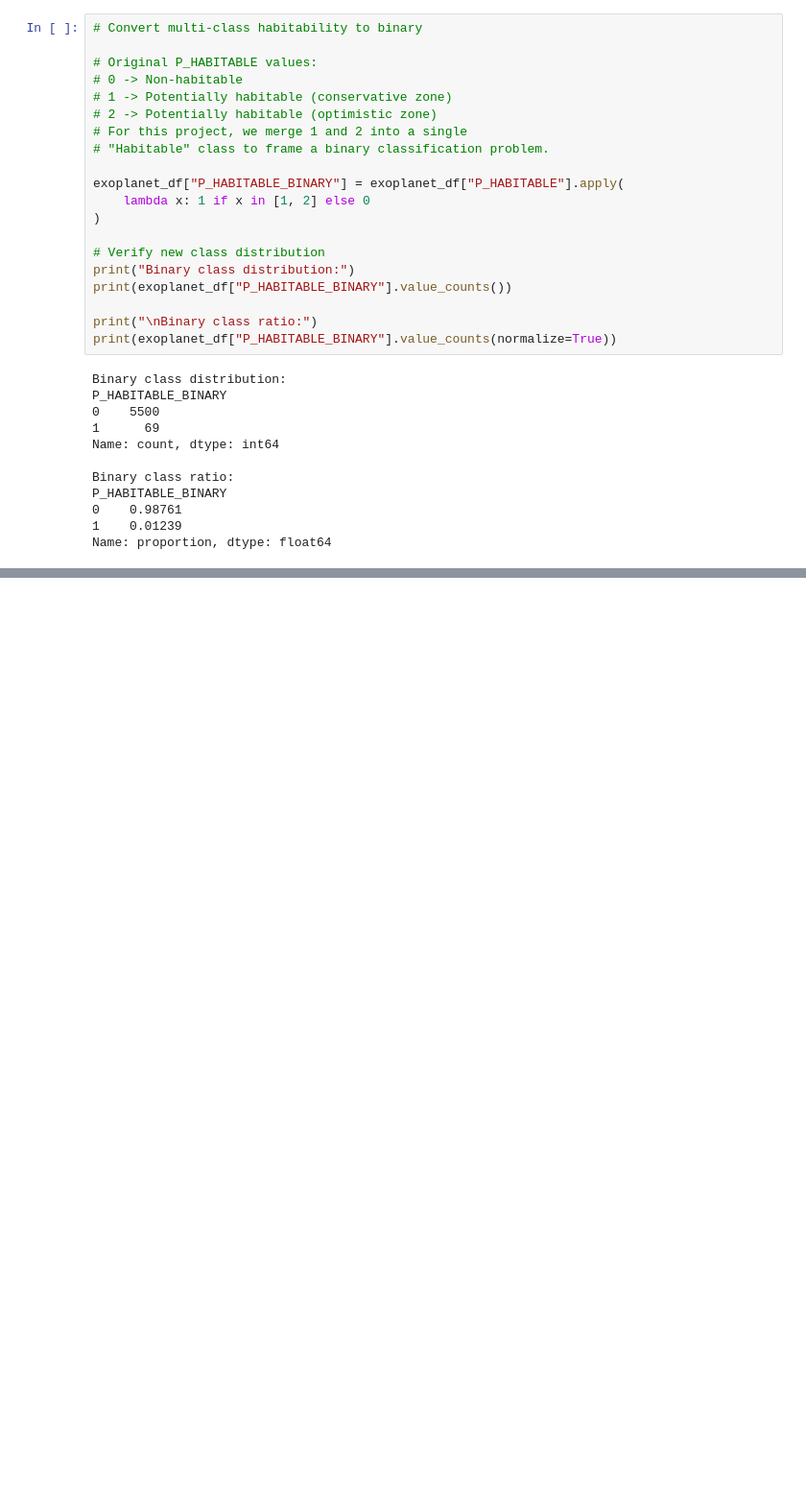
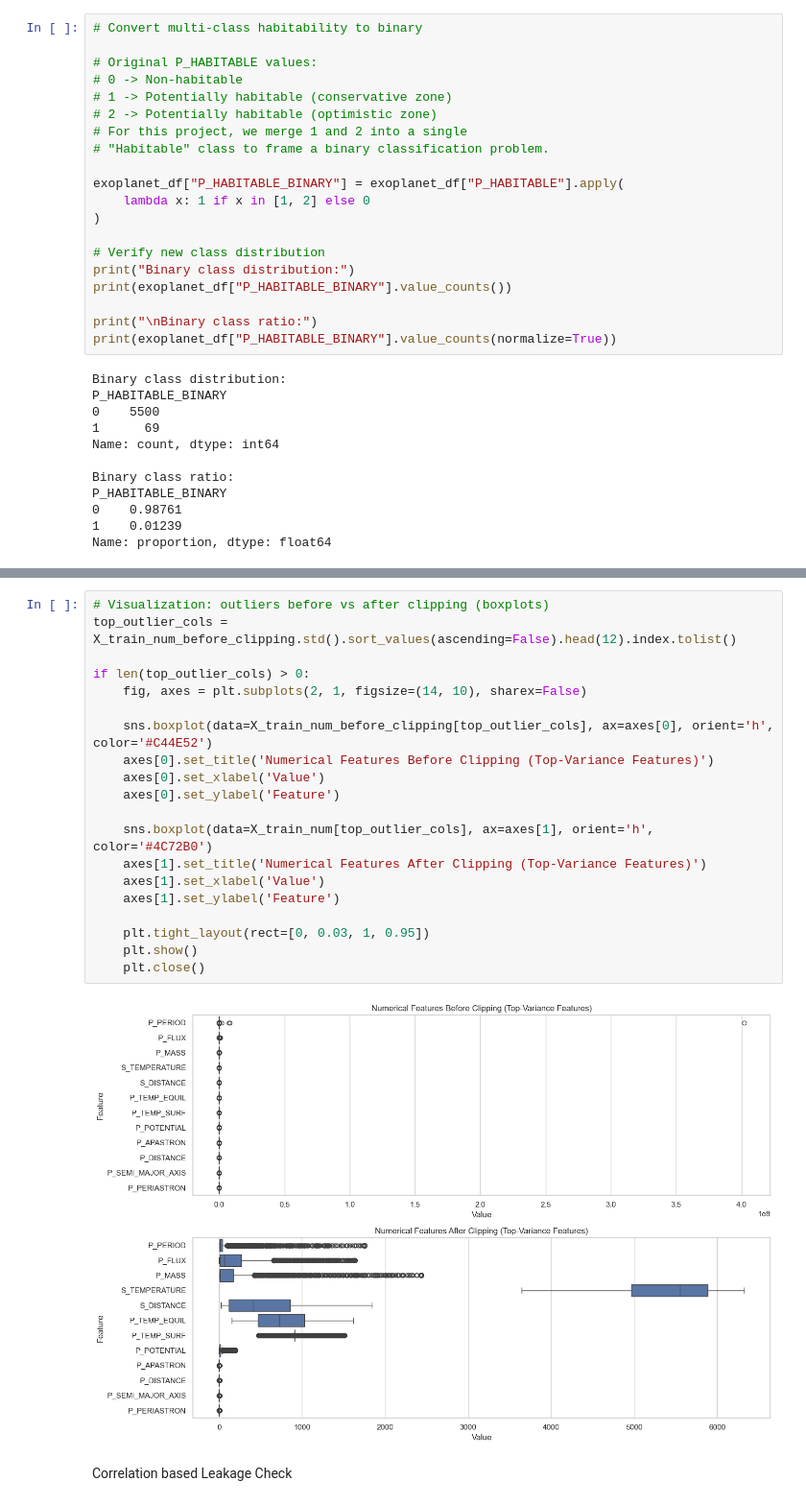
Before and after one commit to varshini-nandula/exohabitai, a Jupyter notebook: exoplanets.ipynb, the cells around one changed output, grey strips where cells are left out. Shown at 96% size. Cells and saved outputs as stored; diff of their text form; blank space fills up the shorter version.

```diff
--- a/exoplanets.ipynb
+++ b/exoplanets.ipynb
@@ -1203,0 +414,24 @@ PIPELINE TYPE: <class 'sklearn.pipeline.Pipeline'>
+# %%
+# Visualization: outliers before vs after clipping (boxplots)
+top_outlier_cols = X_train_num_before_clipping.std().sort_values(ascending=False).head(12).index.tolist()
+
+if len(top_outlier_cols) > 0:
+    fig, axes = plt.subplots(2, 1, figsize=(14, 10), sharex=False)
+
+    sns.boxplot(data=X_train_num_before_clipping[top_outlier_cols], ax=axes[0], orient='h', color='#C44E52')
+    axes[0].set_title('Numerical Features Before Clipping (Top-Variance Features)')
+    axes[0].set_xlabel('Value')
+    axes[0].set_ylabel('Feature')
+
+    sns.boxplot(data=X_train_num[top_outlier_cols], ax=axes[1], orient='h', color='#4C72B0')
+    axes[1].set_title('Numerical Features After Clipping (Top-Variance Features)')
+    axes[1].set_xlabel('Value')
+    axes[1].set_ylabel('Feature')
+
+    plt.tight_layout(rect=[0, 0.03, 1, 0.95])
+    plt.show()
+    plt.close()
+# %% [output]
+[figure, added]
+# %% [markdown]
+Correlation based Leakage Check
```
Also changed, not shown: parts of 146 cells of this notebook, 1 other file.
